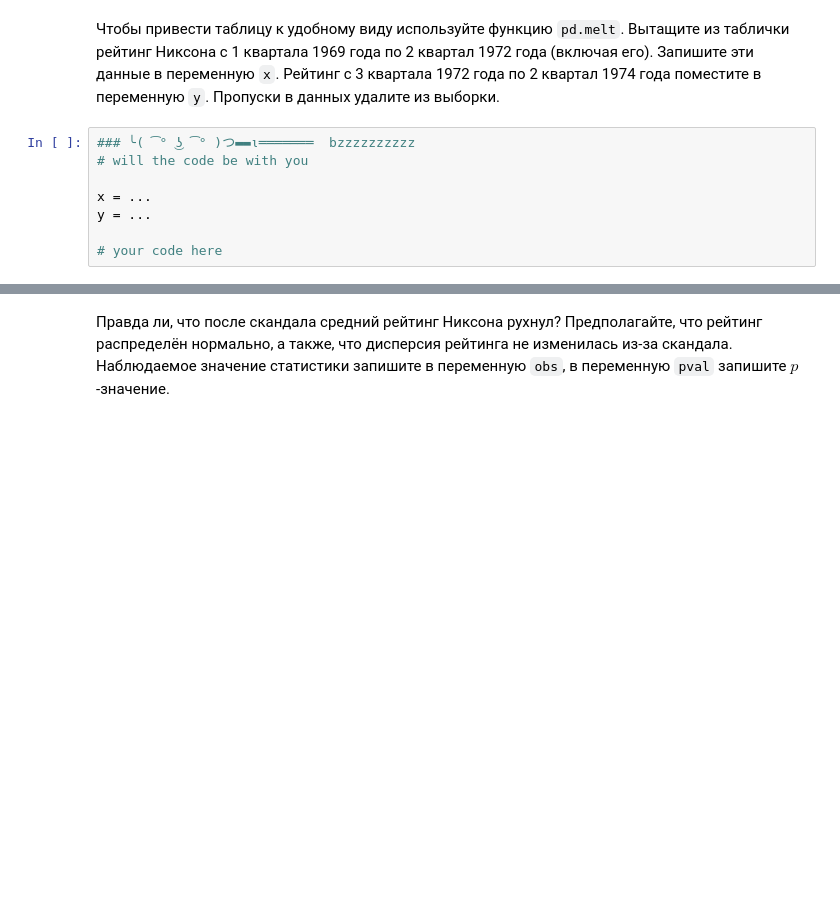
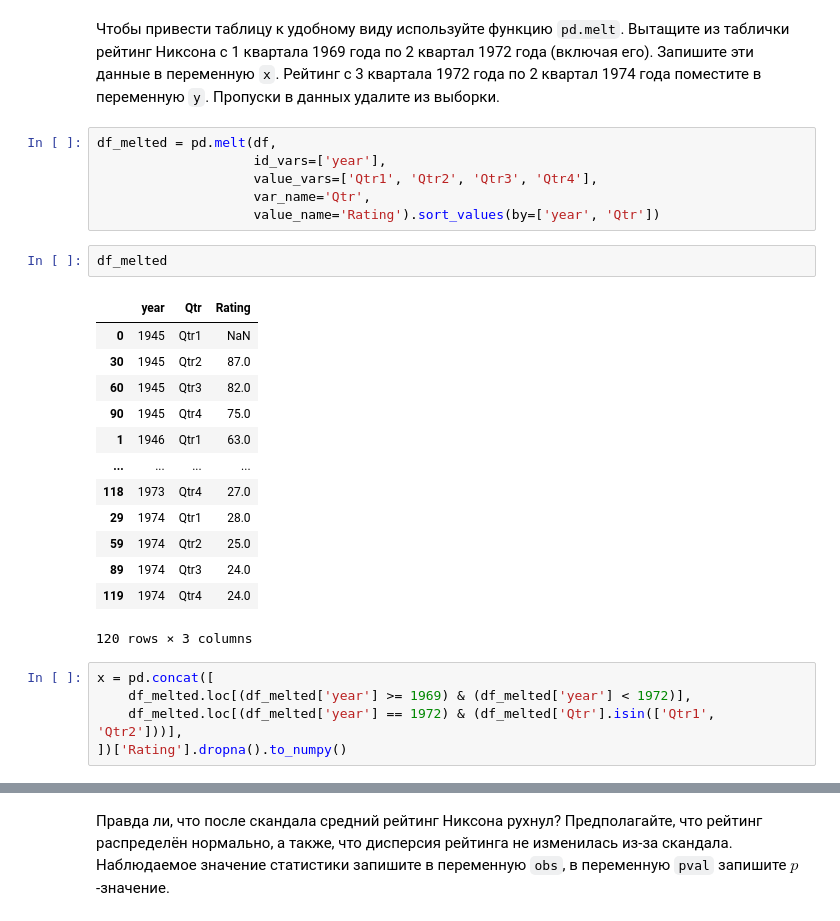
Before and after one commit to Kulikov17/MLDS_math_2022, a Jupyter notebook: hw_matstat/hw-02-kulikov-dmitry.ipynb, the cells around one changed output, grey strips where cells are left out. Drawn from its saved outputs; the diff is of its cells as text; blank space fills up the shorter version.

```diff
--- a/hw_matstat/hw-02-kulikov-dmitry.ipynb
+++ b/hw_matstat/hw-02-kulikov-dmitry.ipynb
@@ -51,11 +51,30 @@ df.head()
 | 4 | 1949 | 69.0 | 57 | 57.0 | 51.0 |
 # %% [markdown]
 Чтобы привести таблицу к удобному виду используйте функцию `pd.melt`. Вытащите из таблички рейтинг Никсона с 1 квартала 1969 года по 2 квартал 1972 года (включая его). Запишите эти данные в переменную `x`. Рейтинг с 3 квартала 1972 года по 2 квартал 1974 года поместите в переменную `y`. Пропуски в данных удалите из выборки.
-# %%
-### ╰( ͡° ͜ʖ ͡° )つ▬▬ι═══════  bzzzzzzzzzz
-# will the code be with you
-
-x = ...
-y = ...
-
-# your code here
+# %%
+df_melted = pd.melt(df,
+                    id_vars=['year'],
+                    value_vars=['Qtr1', 'Qtr2', 'Qtr3', 'Qtr4'],
+                    var_name='Qtr',
+                    value_name='Rating').sort_values(by=['year', 'Qtr'])
+# %%
+df_melted
+# %% [output]
+|  | year | Qtr | Rating |
+| 0 | 1945 | Qtr1 | NaN |
+| 30 | 1945 | Qtr2 | 87.0 |
+| 60 | 1945 | Qtr3 | 82.0 |
+| 90 | 1945 | Qtr4 | 75.0 |
+| 1 | 1946 | Qtr1 | 63.0 |
+| ... | ... | ... | ... |
+| 118 | 1973 | Qtr4 | 27.0 |
+| 29 | 1974 | Qtr1 | 28.0 |
+| 59 | 1974 | Qtr2 | 25.0 |
+| 89 | 1974 | Qtr3 | 24.0 |
+| 119 | 1974 | Qtr4 | 24.0 |
+120 rows × 3 columns
+# %%
+x = pd.concat([
+    df_melted.loc[(df_melted['year'] >= 1969) & (df_melted['year'] < 1972)],
+    df_melted.loc[(df_melted['year'] == 1972) & (df_melted['Qtr'].isin(['Qtr1', 'Qtr2']))],
+])['Rating'].dropna().to_numpy()
```
Also changed, not shown: parts of 11 cells of this notebook.
